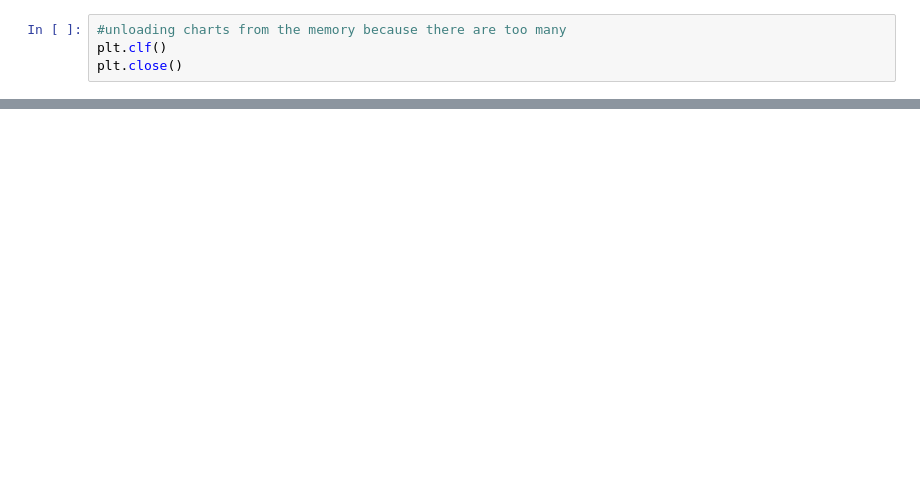
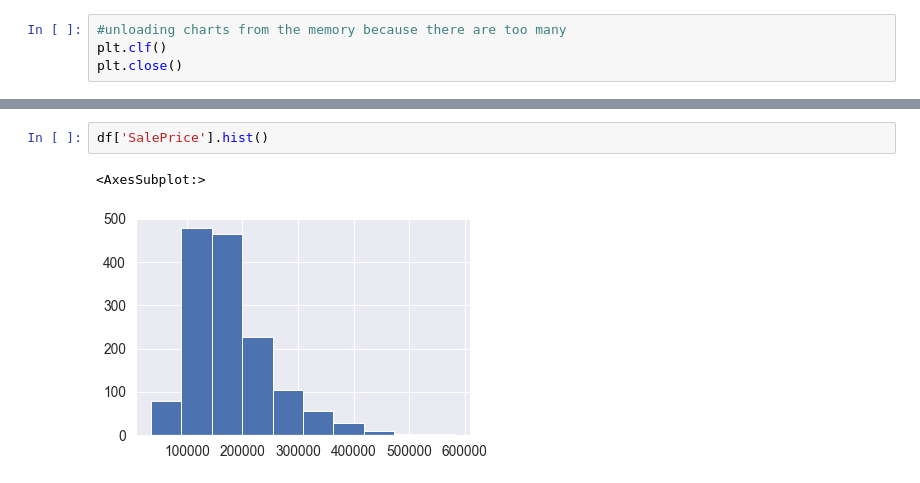
Before and after one commit to HHook/keras-house-prices, a Jupyter notebook: Keras regression house prices project.ipynb, the cells around one changed output, grey strips where cells are left out. Drawn from its saved outputs; the diff is of its cells as text; blank space fills up the shorter version.

```diff
--- a/Keras regression house prices project.ipynb
+++ b/Keras regression house prices project.ipynb
@@ -455,0 +408,5 @@ df.drop(['BsmtFinSF2', 'OverallCond'], axis=1, inplace=True)
+# %%
+df['SalePrice'].hist()
+# %% [output]
+<AxesSubplot:>
+[figure, added]
```
Also changed, not shown: parts of 35 cells of this notebook.
